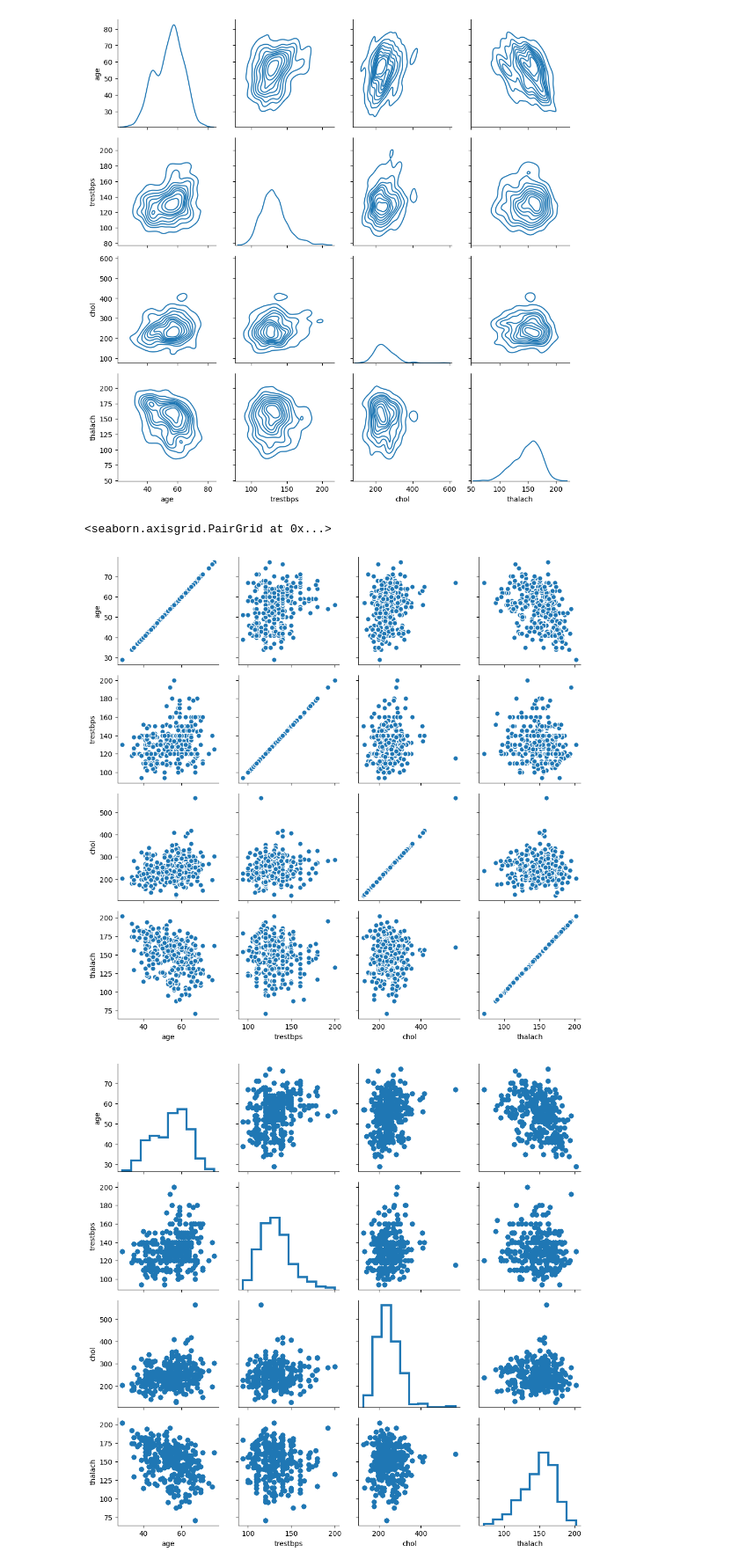
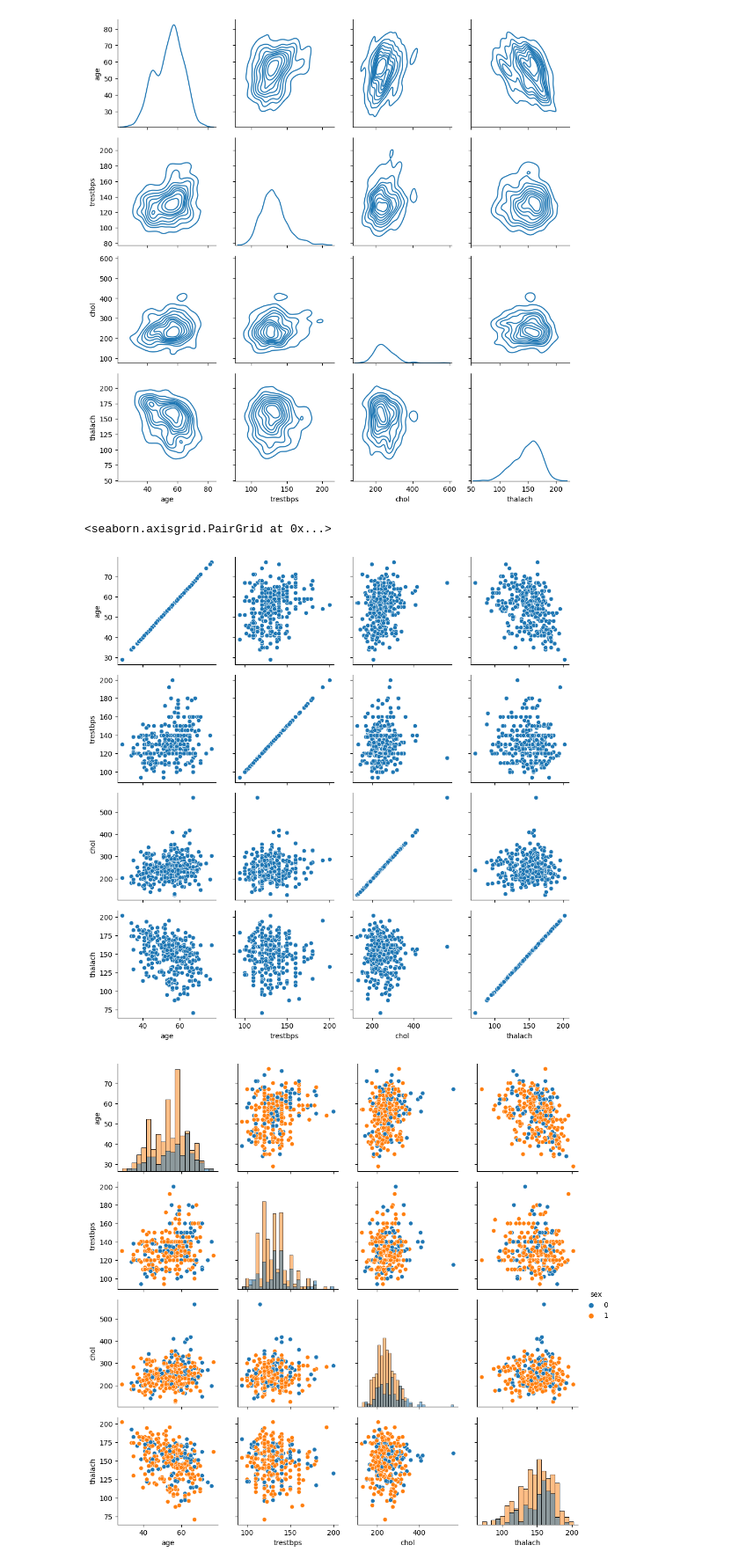
Before and after one commit to binda7/Heart-prediction, a Jupyter notebook: heart.ipynb, the cells around one changed output. Shown at 88% size. Cells and saved outputs as stored; diff of their text form; code cells hidden in the pictures.

```diff
--- a/heart.ipynb
+++ b/heart.ipynb
@@ -105,16 +105,15 @@ g.map_offdiag(sns.kdeplot, n_levels=10)
 <seaborn.axisgrid.PairGrid at 0x...>
 [figure]
 # %%
-g = sns.PairGrid(df[['age','trestbps','chol','thalach']],palette="GnBu_d")
-g.map(plt.scatter, s=50, edgecolor="white")
-g.add_legend()
+g = sns.PairGrid(df[['age','trestbps','chol','thalach']])
+g.map(sns.scatterplot)
 # %% [output]
 <seaborn.axisgrid.PairGrid at 0x...>
-[figure, old version]
+[figure, new version]
 # %%
-g = sns.PairGrid(df[['age','trestbps','chol','thalach']])
-g = g.map_diag(plt.hist, histtype='step', linewidth=3)
-g = g.map_offdiag(plt.scatter)
+g = sns.PairGrid(df[['sex','age','trestbps','chol','thalach']], hue='sex')
+g = g.map_diag(sns.histplot)
+g = g.map_offdiag(sns.scatterplot)
 g = g.add_legend()
 # %% [output]
-[figure, old version]
+[figure, new version]
```
